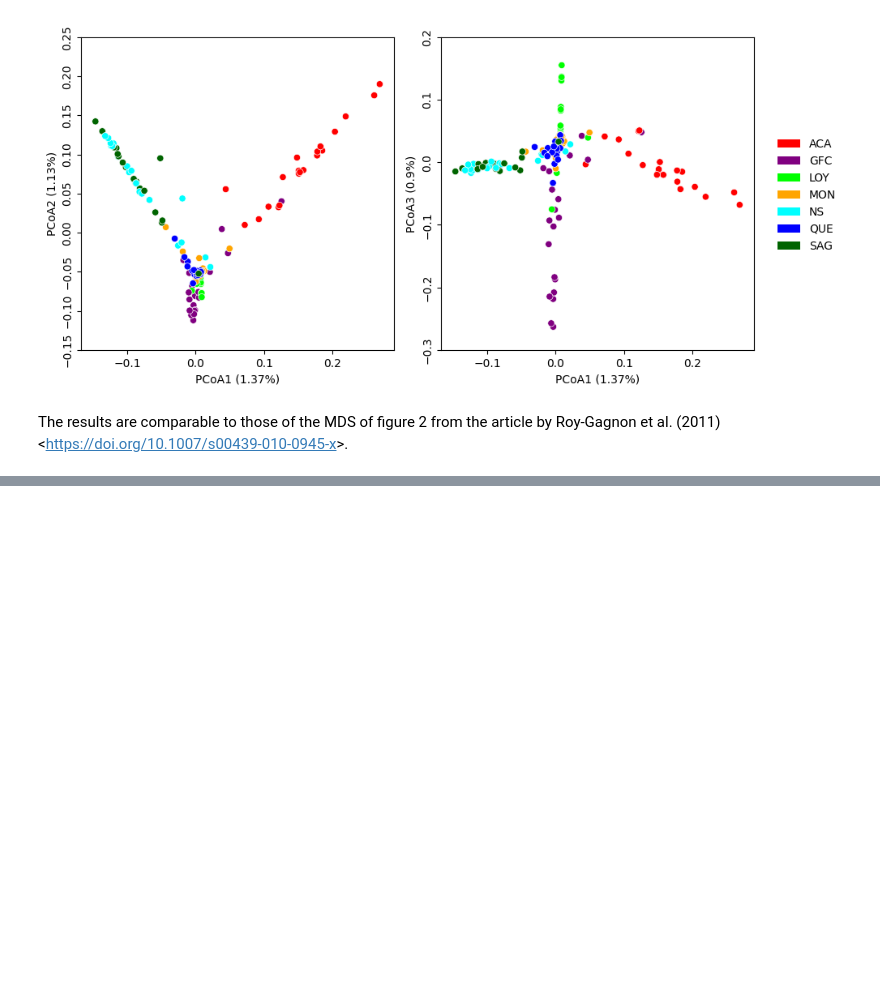
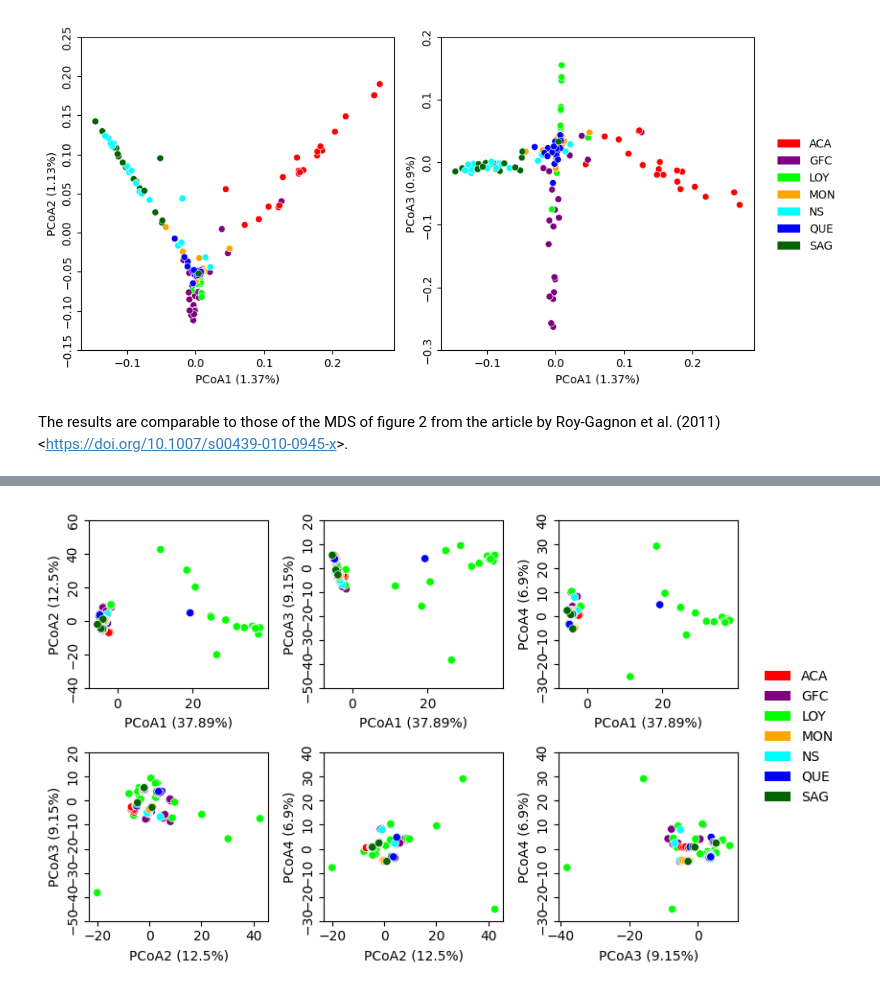
Before and after one commit to Genopop/geneakit, a Jupyter notebook: examples/correlation_mds.ipynb, the cells around one changed output, grey strips where cells are left out. Drawn from its saved outputs; the diff is of its cells as text; code cells hidden in the pictures; blank space fills up the shorter version.

```diff
--- a/examples/correlation_mds.ipynb
+++ b/examples/correlation_mds.ipynb
@@ -279,0 +277,8 @@ The results are comparable to those of the MDS of figure 2 from the article by R
+# %%
+filter = [True for pop in pops] # if pop != 'Gaspesia-Loyalist' else False
+dist = -np.log2(corr.iloc[filter, :].iloc[:, filter])
+dist[dist == np.inf] = dist[dist != np.inf].max().max() * 2
+# %%
+results = pcoa(dist)
+emb = results.samples.to_numpy()
+emb[:10, :]
@@ -279,0 +299,3 @@ The results are comparable to those of the MDS of figure 2 from the article by R
+# %%
+ratios = results.proportion_explained
+ratios
@@ -279,0 +317,41 @@ The results are comparable to those of the MDS of figure 2 from the article by R
+# %%
+import matplotlib.pyplot as plt
+import seaborn as sns
+from itertools import combinations
+
+comb = list(combinations(range(4), 2))
+
+rows = len(comb) // 3
+cols = 3 + len(comb) % 3
+fig, axes = plt.subplots(rows, cols, figsize=(cols/rows * 5, 5))
+
+colors = [pop_to_color[population_to_pop[pop]]
+          for pop, condition in zip(pops, filter) if condition]
+
+# Loop through combinations and plot
+for index, (i, j) in enumerate(comb):
+    ax = axes.flat[index]
+    sp = sns.scatterplot(
+        x=emb[:, i], y=emb[:, j], hue=colors, ax=ax,
+        palette={color: color for color in pop_to_color.values()})
+    ratio = round(ratios.iloc[i] * 100, 2)
+    ax.set_xlabel(f'PCoA{i+1} ({ratio}%)')
+    ratio = round(ratios.iloc[j] * 100, 2)
+    ax.set_ylabel(f'PCoA{j+1} ({ratio}%)')
+
+    # Rotate the y axis labels
+    yticks = ax.get_yticks()
+    yticklabels = ax.get_yticklabels()
+    ax.set_yticks(yticks, yticklabels, va='center', rotation=90)
+
+    # Disable legend
+    sp.get_legend().remove()
+
+# Legend outside the plot
+legend_handle = fig.legend(handles=legend_elements, bbox_to_anchor=(1.0, 0.5),
+                           loc='center left', frameon=False)
+
+plt.tight_layout()
+plt.show()
+# %% [output]
+[figure, added]
```
Also changed, not shown: parts of 6 cells of this notebook.
